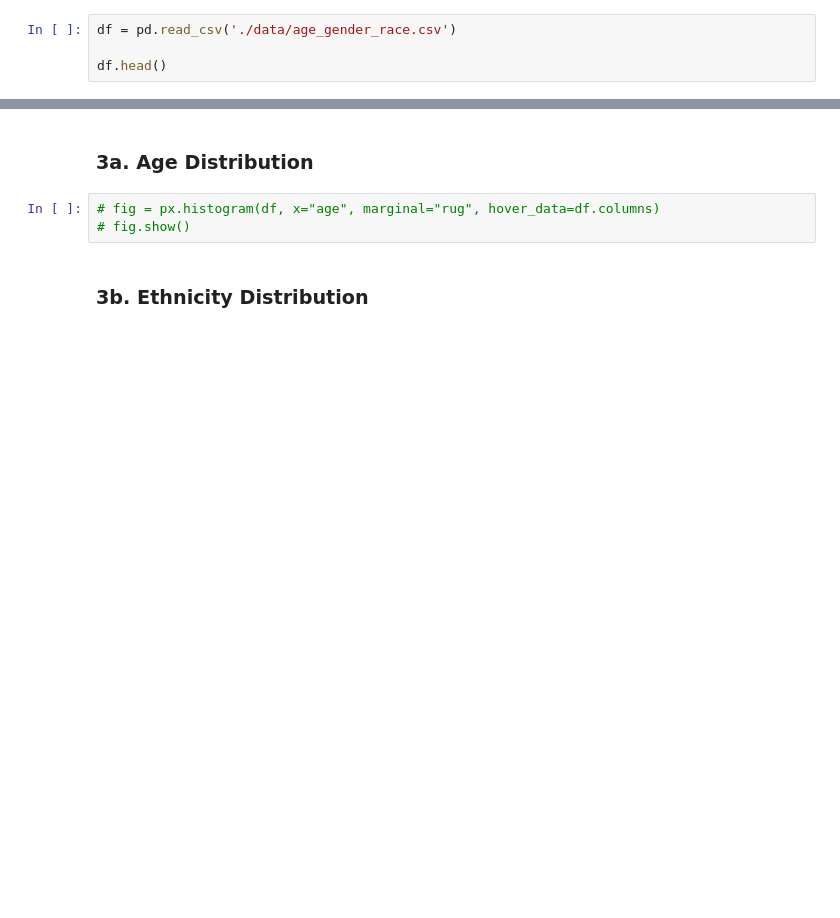
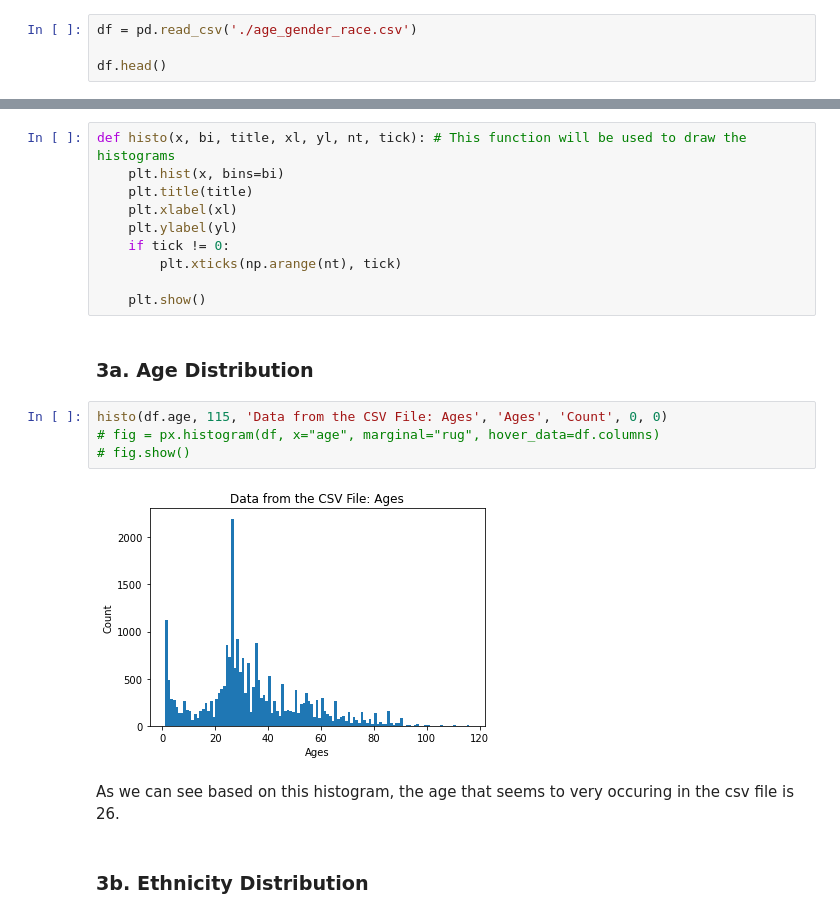
Before and after one commit to niyonx/Face-Classification, a Jupyter notebook: Face_Classification.ipynb, the cells around one changed output, grey strips where cells are left out. Drawn from its saved outputs; the diff is of its cells as text; blank space fills up the shorter version.

Commit message:
Modified the Diagrams and added a new function to simplify the drawings so that its not repetitive.

```diff
--- a/Face_Classification.ipynb
+++ b/Face_Classification.ipynb
@@ -57,7 +57,7 @@ pd.set_option('display.max_columns', 50)
 # %% [markdown]
 ## 2. Load dataset
 # %%
-df = pd.read_csv('./data/age_gender_race.csv')
+df = pd.read_csv('./age_gender_race.csv')
 
 df.head()
 # %% [output]
@@ -96,11 +96,26 @@ RACE_CATEGORIES = ['White', 'Black', 'Asian', 'Indian', 'Others']
 IMG_SIZE = 48
 # %% [markdown]
 ## 3. Analyzing the data
+# %%
+def histo(x, bi, title, xl, yl, nt, tick): # This function will be used to draw the histograms
+    plt.hist(x, bins=bi)
+    plt.title(title)
+    plt.xlabel(xl)
+    plt.ylabel(yl)
+    if tick != 0:
+        plt.xticks(np.arange(nt), tick)
+
+    plt.show()
 # %% [markdown]
 ### 3a. Age Distribution
 # %%
+histo(df.age, 115, 'Data from the CSV File: Ages', 'Ages', 'Count', 0, 0)
 # fig = px.histogram(df, x="age", marginal="rug", hover_data=df.columns)
 # fig.show()
+# %% [output]
+[figure, added]
+# %% [markdown]
+As we can see based on this histogram, the age that seems to very occuring in the csv file is 26.
 # %% [markdown]
 ### 3b. Ethnicity Distribution
 # %%
```
Also changed, not shown: parts of 35 cells of this notebook.
